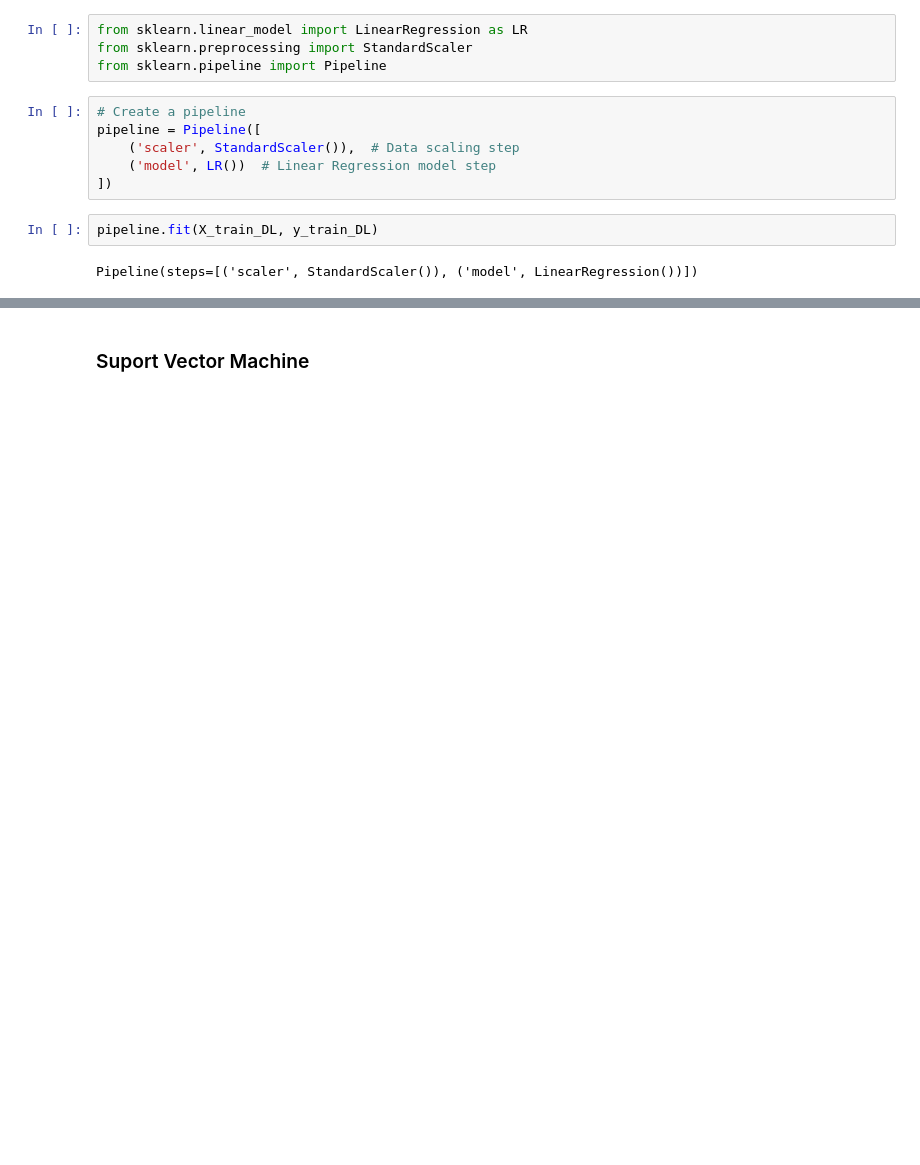
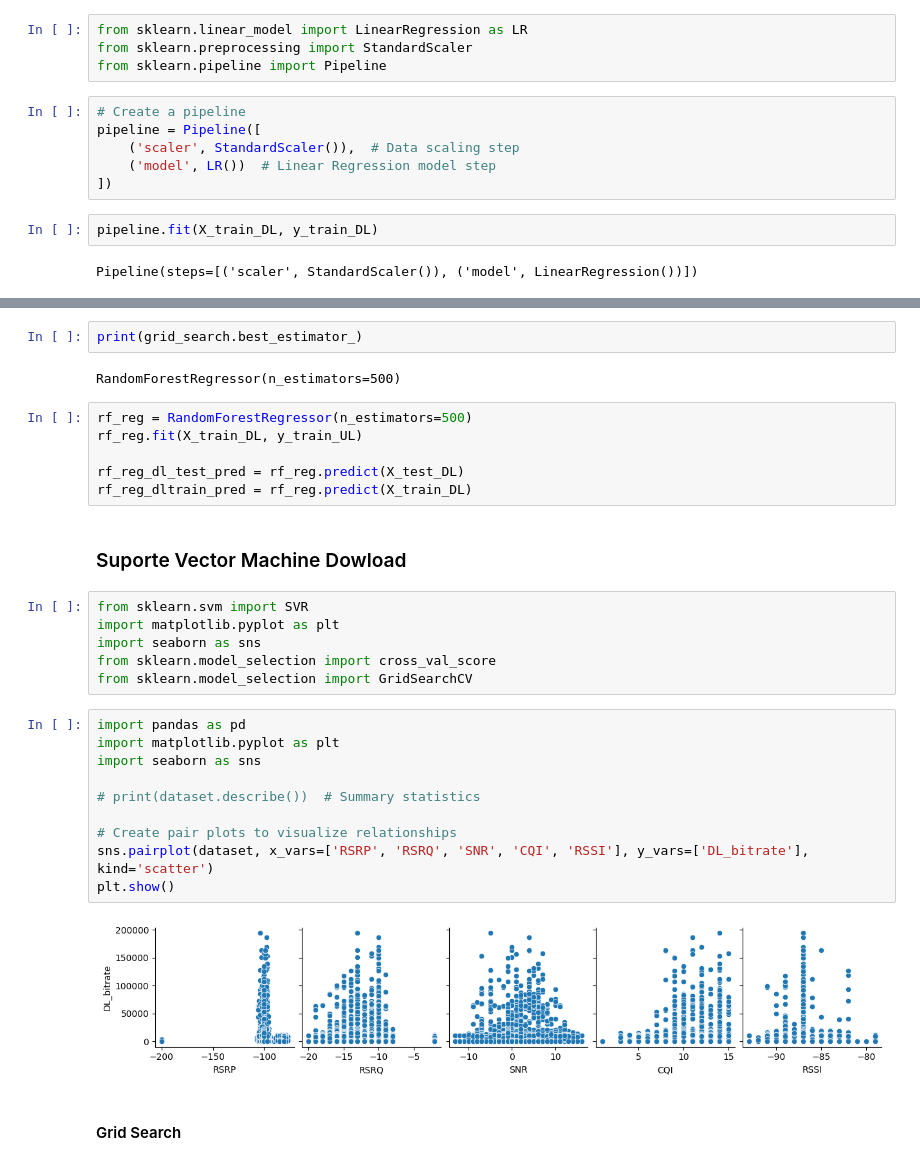
Before and after one commit to IvoAP/AI_applied_to_5g, a Jupyter notebook: src/training_static.ipynb, the cells around one changed output, grey strips where cells are left out. Cells and saved outputs as stored; diff of their text form; blank space fills up the shorter version.

Commit message:
feat: Implement Decision tree regression and start validation of SVM to static netflix dataset

```diff
--- a/src/training_static.ipynb
+++ b/src/training_static.ipynb
@@ -75,2 +124,32 @@ linear_y_pred = pipeline.predict(X_test_DL)
+# %%
+print(grid_search.best_estimator_)
+# %% [output]
+RandomForestRegressor(n_estimators=500)
+# %%
+rf_reg = RandomForestRegressor(n_estimators=500)
+rf_reg.fit(X_train_DL, y_train_UL)
+
+rf_reg_dl_test_pred = rf_reg.predict(X_test_DL)
+rf_reg_dltrain_pred = rf_reg.predict(X_train_DL)
 # %% [markdown]
-### Suport Vector Machine ###
+### Suporte Vector Machine Dowload ###
+# %%
+from sklearn.svm import SVR
+import matplotlib.pyplot as plt
+import seaborn as sns
+from sklearn.model_selection import cross_val_score
+from sklearn.model_selection import GridSearchCV
+# %%
+import pandas as pd
+import matplotlib.pyplot as plt
+import seaborn as sns
+
+# print(dataset.describe())  # Summary statistics
+
+# Create pair plots to visualize relationships
+sns.pairplot(dataset, x_vars=['RSRP', 'RSRQ', 'SNR', 'CQI', 'RSSI'], y_vars=['DL_bitrate'], kind='scatter')
+plt.show()
+# %% [output]
+[figure, added]
+# %% [markdown]
+#### Grid Search ####
```
Also changed, not shown: parts of 10 cells of this notebook.
